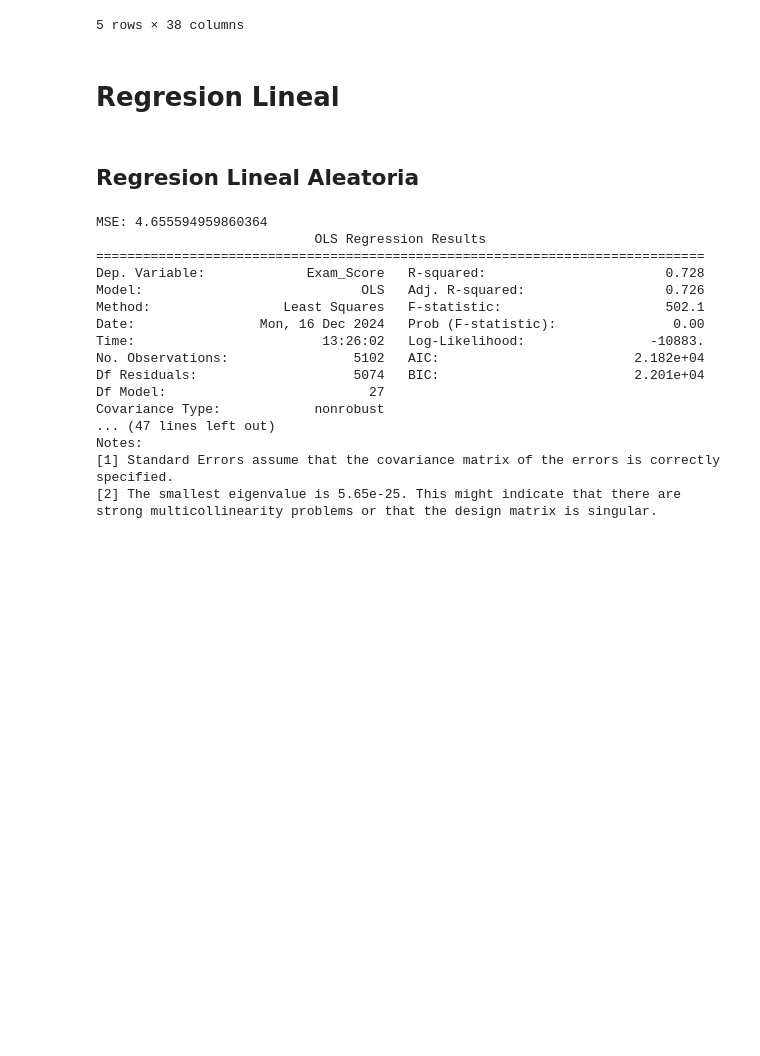
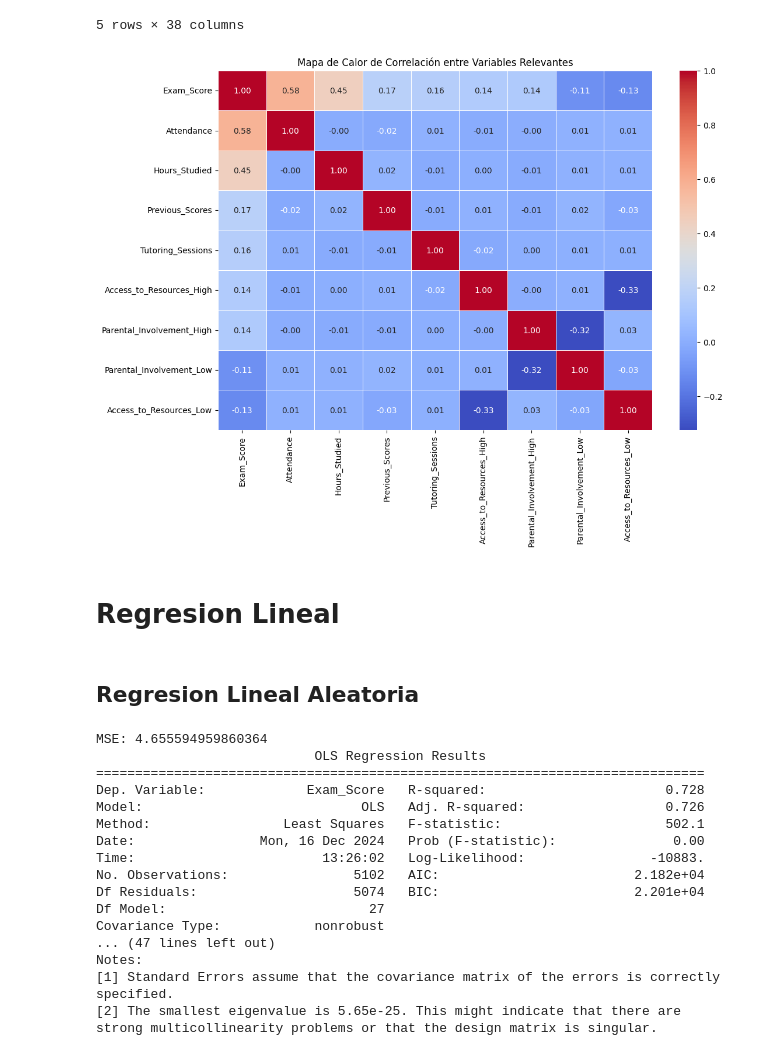
Before and after one commit to MatiasdeBuren/Final-Modelos-y-Simulacion, a Jupyter notebook: modelosFinal.ipynb, the cells around one changed output. Saved outputs shown, nothing was run; the diff lists cells and outputs as text; code cells hidden in the pictures; blank space fills up the shorter version.

```diff
--- a/modelosFinal.ipynb
+++ b/modelosFinal.ipynb
@@ -100,6 +134,23 @@ Index(['Hours_Studied', 'Attendance', 'Extracurricular_Activities',
 | 3 | 29 | 89 | 1 | 8 | 98 | 1 | ... |
 | 4 | 19 | 92 | 1 | 6 | 65 | 1 | ... |
 5 rows × 38 columns
+# %%
+
+
+
+correlation_matrix = dataset.corr()
+
+
+correlation_target = correlation_matrix['Exam_Score'].sort_values(ascending=False)
+relevant_columns = correlation_target[abs(correlation_target) > 0.1].index
+
+
+plt.figure(figsize=(12, 8))
+sns.heatmap(dataset[relevant_columns].corr(), annot=True, cmap='coolwarm', fmt='.2f', linewidths=0.5)
+plt.title("Mapa de Calor de Correlación entre Variables Relevantes")
+plt.show()
+# %% [output]
+[figure, added]
 # %%
 X = dataset.drop('Exam_Score', axis=1).astype(float)
 y = dataset['Exam_Score'].astype(float)
```
Also changed, not shown: parts of 4 cells of this notebook.
